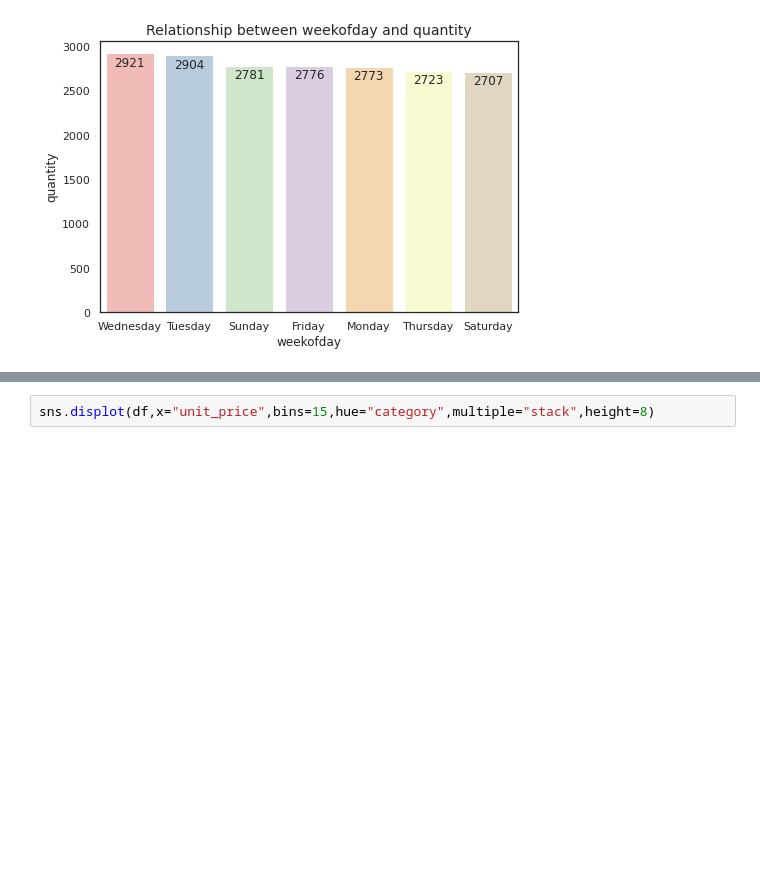
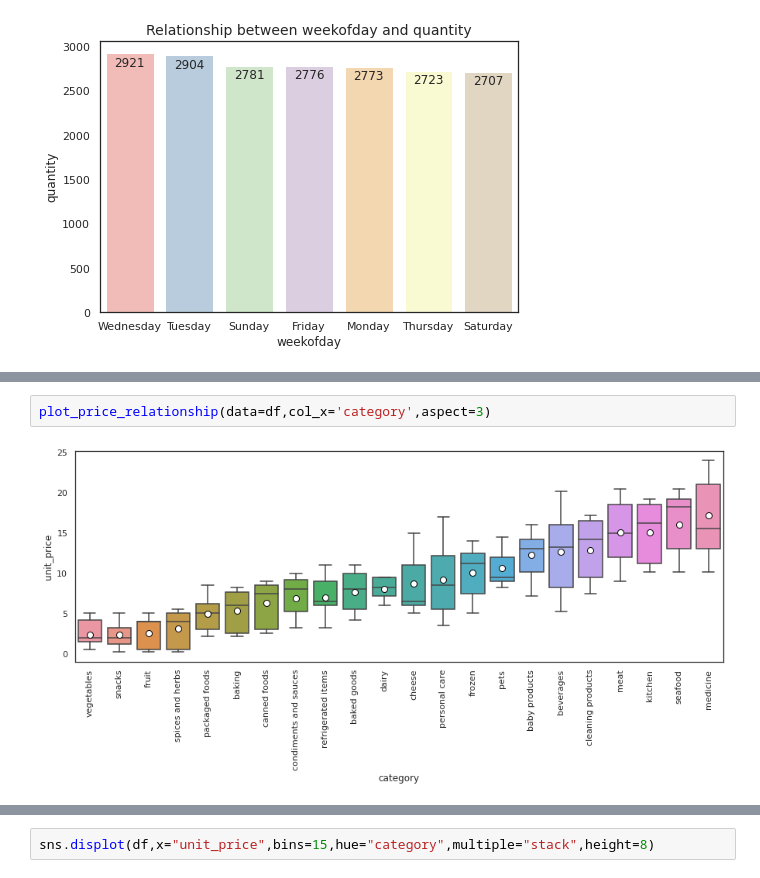
Before and after one commit to amy-panda/Supply_Chain_Forecasting, a Jupyter notebook: notebooks/eda.ipynb, the cells around one changed output, grey strips where cells are left out. Saved outputs shown, nothing was run; the diff lists cells and outputs as text; blank space fills up the shorter version.

```diff
--- a/notebooks/eda.ipynb
+++ b/notebooks/eda.ipynb
@@ -350,0 +372,4 @@ Display the distribution of unit price by category
+# %%
+plot_price_relationship(data=df,col_x='category',aspect=3)
+# %% [output]
+[figure, added]
```
Also changed, not shown: parts of 29 cells of this notebook.
